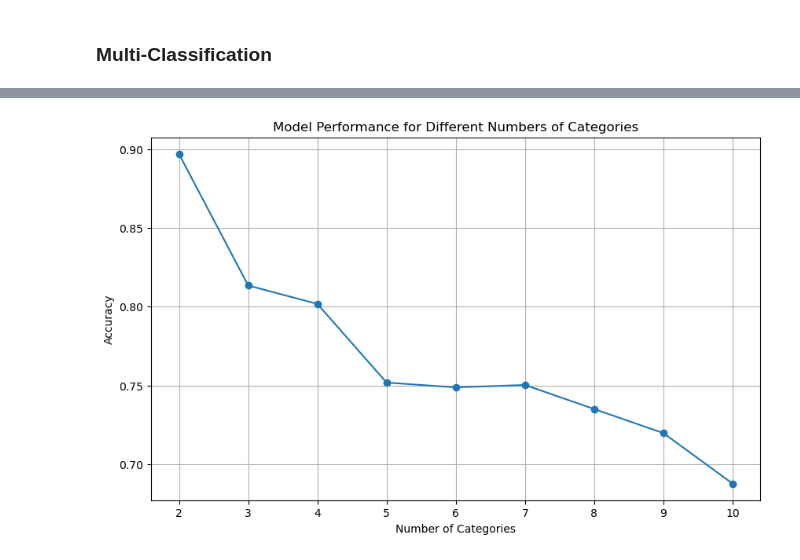
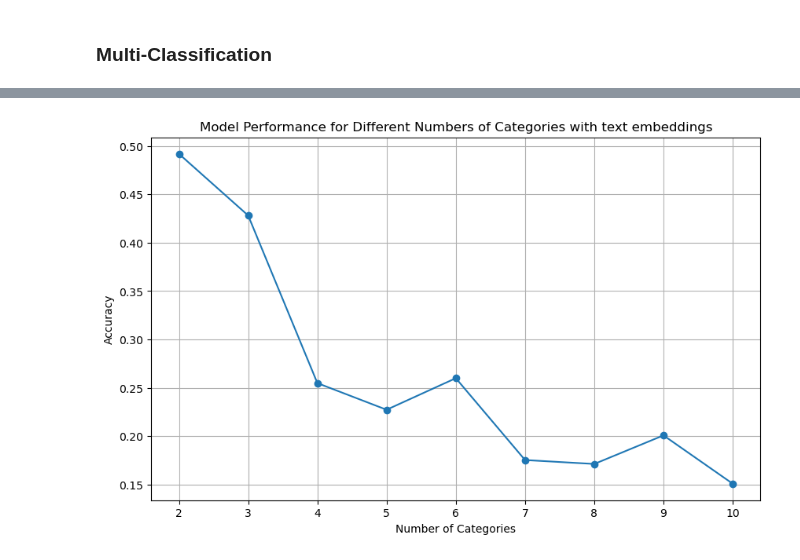
Before and after one commit to SylvieMei716/dads-job-postings-analysis, a Jupyter notebook: models.ipynb, the cells around one changed output, grey strips where cells are left out. Cells and saved outputs as stored; diff of their text form; code cells hidden in the pictures.

```diff
--- a/models.ipynb
+++ b/models.ipynb
@@ -518,7 +518,7 @@ if not os.path.exists('glove.6B.100d.word2vec.txt'):
 
 
 # Load the Word2Vec model
-glove_model = KeyedVectors.load_word2vec_format(word2vec_output_file, binary=False)
+glove_model = KeyedVectors.load_word2vec_format(W2V_PATH, binary=False)
 
 def get_glove_w2v_embeddings(tokens, model, vector_size=100):
     embeddings = np.zeros(vector_size)
@@ -728,33 +609,34 @@ def train_and_evaluate_models(X, y):
 
     y_pred = model.predict(X_test)
 
     accuracy = accuracy_score(y_test, y_pred)
 
     return accuracy
 
 performance = []
 
 for num_categories in range(2, 11):
     df_merged['salary_multiclass'] = pd.qcut(df_merged['salary_standardized'],
                                              q=num_categories,
                                              labels=[f'Category {i+1}' for i in range(num_categories)])
 
     y_multi = df_merged['salary_multiclass']
 
-    X_combined_w2v = pd.concat([X, w2v_embeddings_df], axis=1)
+    # X_combined_w2v = pd.concat([X, w2v_embeddings_df], axis=1)
+    X_combined_w2v = pd.concat([w2v_embeddings_df], axis=1)
     X_combined_w2v.columns = X_combined_w2v.columns.astype(str)
 
     accuracy = train_and_evaluate_models(X_combined_w2v, y_multi)
 
     performance.append(accuracy)
 
 plt.figure(figsize=(10, 6))
 plt.plot(range(2, 11), performance, marker='o')
-plt.title('Model Performance for Different Numbers of Categories')
+plt.title('Model Performance for Different Numbers of Categories with text embeddings')
 plt.xlabel('Number of Categories')
 plt.ylabel('Accuracy')
 plt.xticks(range(2, 11))
 plt.grid(True)
 plt.show()
 # %% [output]
-[figure, old version]
+[figure, new version]
```
Also changed, not shown: parts of 10 cells of this notebook, 1 other file.
